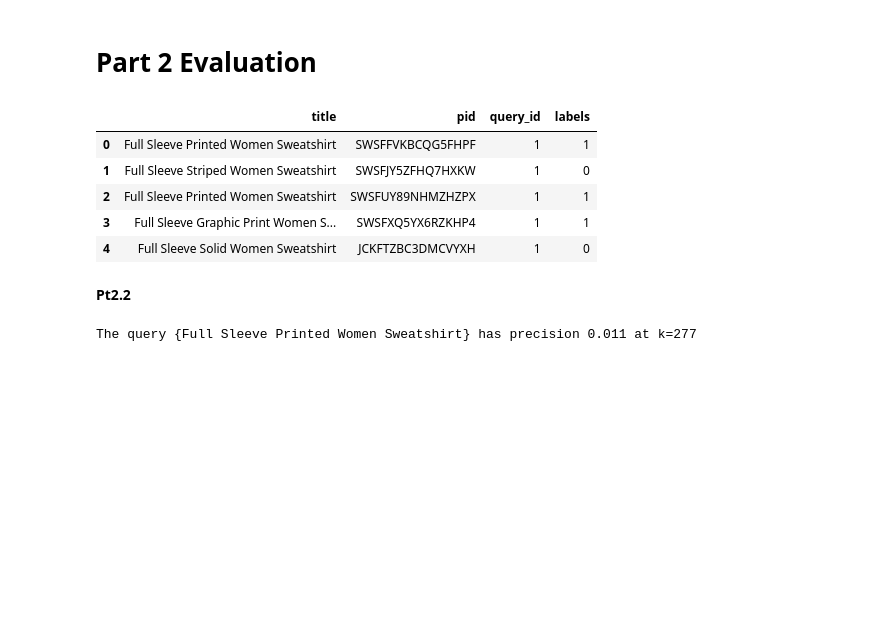
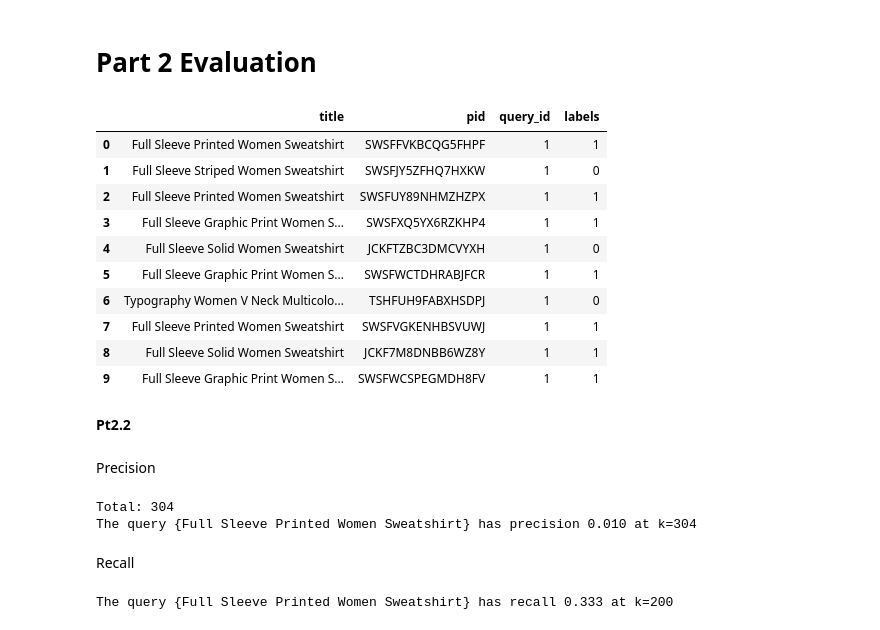
Before and after one commit to PereAhrigones/IRWA-2025, a Jupyter notebook: project_progress/part_2/part2.ipynb, the cells around one changed output. Drawn from its saved outputs; the diff is of its cells as text; code cells hidden in the pictures; blank space fills up the shorter version.

Commit message:
All functions but NDCG
He añadido el resto de funciones menos la de NDGC que me voy a comer. Sus celdas también están implementadas en el .ipynb de la parte 2

```diff
--- a/project_progress/part_2/part2.ipynb
+++ b/project_progress/part_2/part2.ipynb
@@ -222,19 +222,25 @@ plt.show()
 # __Part 2__ Evaluation
 # %%
 queries_real = pd.read_csv("../../data/validation_labels.csv")
-queries_real.head() #solo hay 40 de momento
+queries_real.head(10) #solo hay 40 de momento
 # %% [output]
 |  | title | pid | query_id | labels |
 | 0 | Full Sleeve Printed Women Sweatshirt | SWSFFVKBCQG5FHPF | 1 | 1 |
 | 1 | Full Sleeve Striped Women Sweatshirt | SWSFJY5ZFHQ7HXKW | 1 | 0 |
 | 2 | Full Sleeve Printed Women Sweatshirt | SWSFUY89NHMZHZPX | 1 | 1 |
 | 3 | Full Sleeve Graphic Print Women S... | SWSFXQ5YX6RZKHP4 | 1 | 1 |
 | 4 | Full Sleeve Solid Women Sweatshirt | JCKFTZBC3DMCVYXH | 1 | 0 |
+| 5 | Full Sleeve Graphic Print Women S... | SWSFWCTDHRABJFCR | 1 | 1 |
+| 6 | Typography Women V Neck Multicolo... | TSHFUH9FABXHSDPJ | 1 | 0 |
+| 7 | Full Sleeve Printed Women Sweatshirt | SWSFVGKENHBSVUWJ | 1 | 1 |
+| 8 | Full Sleeve Solid Women Sweatshirt | JCKF7M8DNBB6WZ8Y | 1 | 1 |
+| 9 | Full Sleeve Graphic Print Women S... | SWSFWCSPEGMDH8FV | 1 | 1 |
 # %% [markdown]
 __Pt2.2__
+# %% [markdown]
+Precision
 # %%
 import importlib
-importlib.reload(alg)
 from myapp.search.algorithms import precision_at_K
 
 k = 277 # elemento 51 es relevant # elemento 274 tambien # elemento 277 también
@@ -246,4 +252,21 @@ for i, q in enumerate(queries_sel):
     precision_t = precision_at_K(q, ranked_docs_t, k)
     print("The query {%s} has precision %0.3f at k=%d" % (queries[i], precision_t, k))
 # %% [output]
-The query {Full Sleeve Printed Women Sweatshirt} has precision 0.011 at k=277
+Total: 304
+The query {Full Sleeve Printed Women Sweatshirt} has precision 0.010 at k=304
+# %% [markdown]
+Recall
+# %%
+importlib.reload(alg)
+from myapp.search.algorithms import recall_at_K
+
+k = 200 # elemento 51 es relevant # elemento 274 tambien # elemento 277 también
+queries = ["Full Sleeve Printed Women Sweatshirt"]
+queries_sel = select_queries(queries, queries_real)
+
+for i, q in enumerate(queries_sel):
+    ranked_docs_t = search_tfidf(queries[i], index, idf, tf, title_index)
+    recall_t = recall_at_K(q, ranked_docs_t, k)
+    print("The query {%s} has recall %0.3f at k=%d" % (queries[i], recall_t, k))
+# %% [output]
+The query {Full Sleeve Printed Women Sweatshirt} has recall 0.333 at k=200
```
Also changed, not shown: parts of 8 cells of this notebook, 1 other file.
